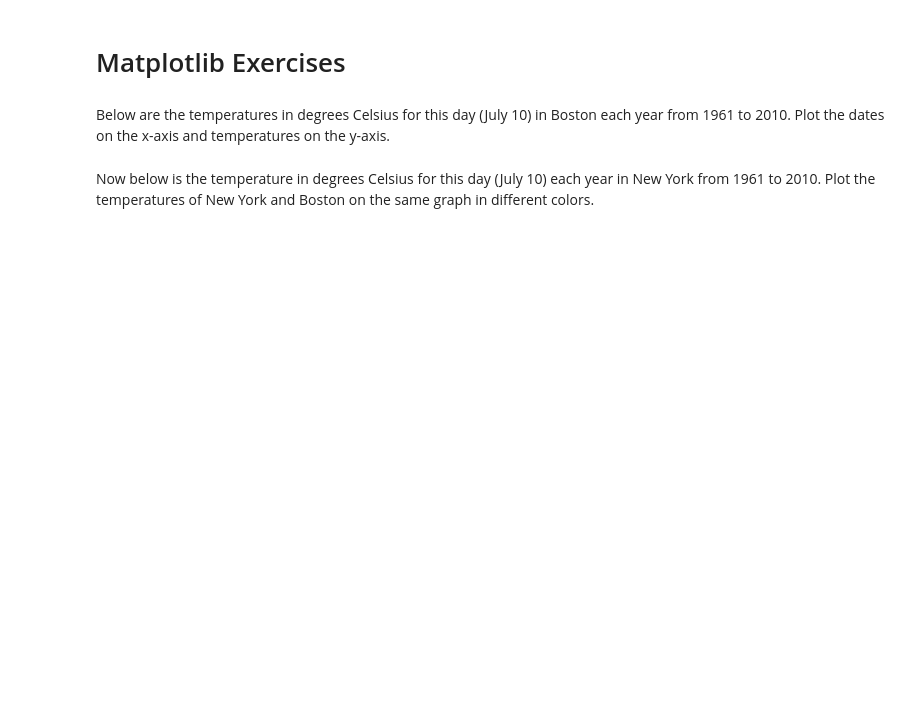
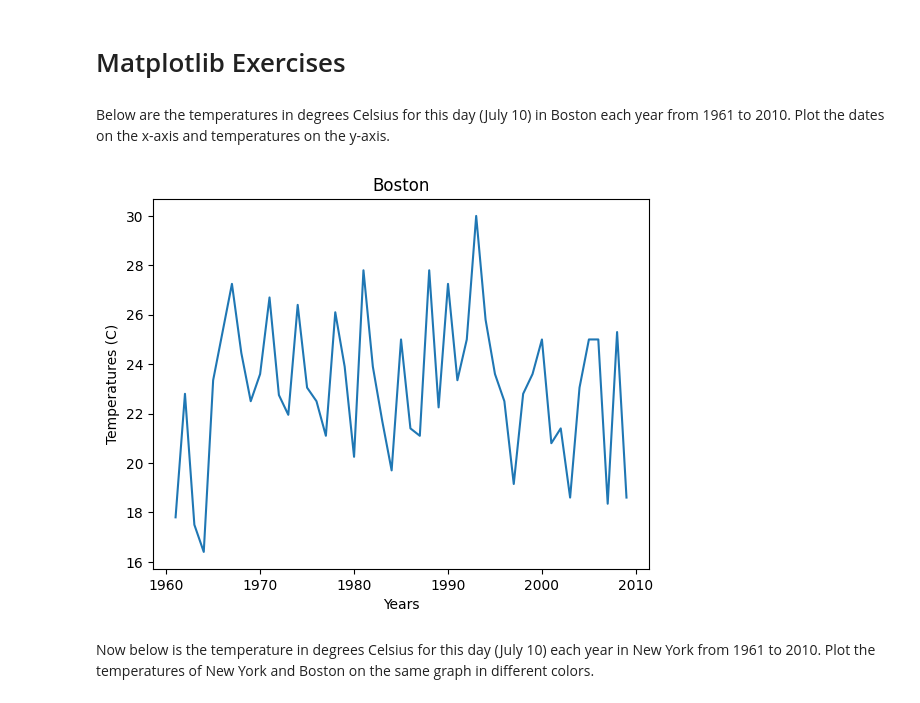
Before and after one commit to frostfyre01/Week1-2023, a Jupyter notebook: Week1-2023-03_Matplotlib-Matplotlib_Exercises.ipynb, the cells around one changed output. Drawn from its saved outputs; the diff is of its cells as text; code cells hidden in the pictures; blank space fills up the shorter version.

```diff
--- a/Week1-2023-03_Matplotlib-Matplotlib_Exercises.ipynb
+++ b/Week1-2023-03_Matplotlib-Matplotlib_Exercises.ipynb
@@ -17,3 +15,11 @@ temp_boston = [17.8, 22.8, 17.5, 16.4, 23.35, 25.3, 27.25, 24.45, 22.5, 23.6, 26
+# %%
+plt.plot(np.arange(1961, 2010), temp_boston)
+plt.xlabel('Years')
+plt.ylabel('Temperatures (C)')
+plt.title('Boston')
+plt.show()
+# %% [output]
+[figure, added]
 # %% [markdown]
 Now below is the temperature in degrees Celsius for this day (July 10) each year in New York from 1961 to 2010. Plot the temperatures of New York and Boston on the same graph in different colors.
 # %%
```
Also changed, not shown: parts of 17 cells of this notebook, 5 other files.
